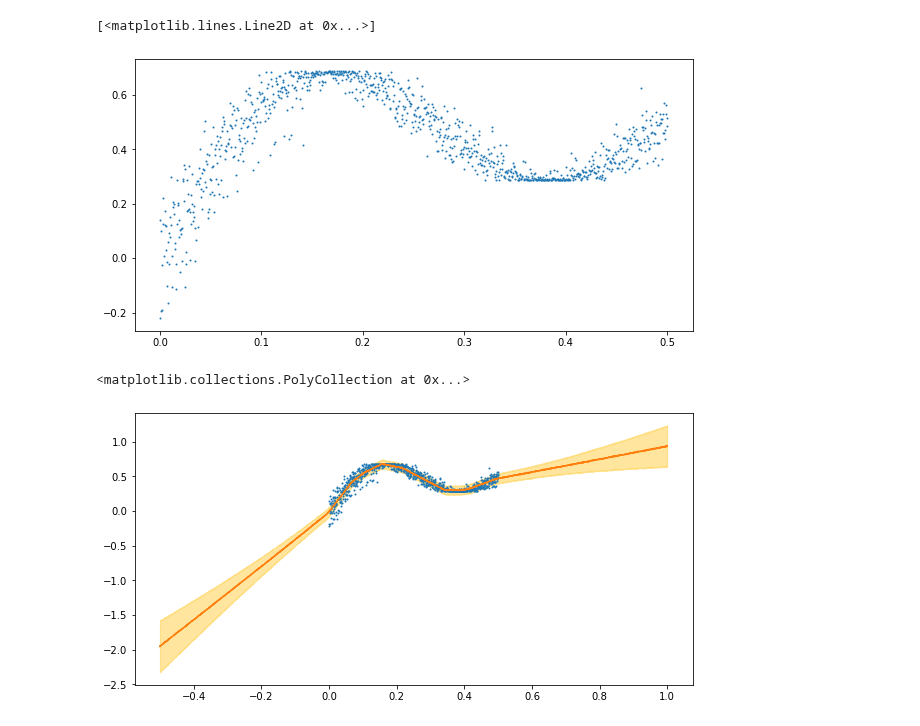
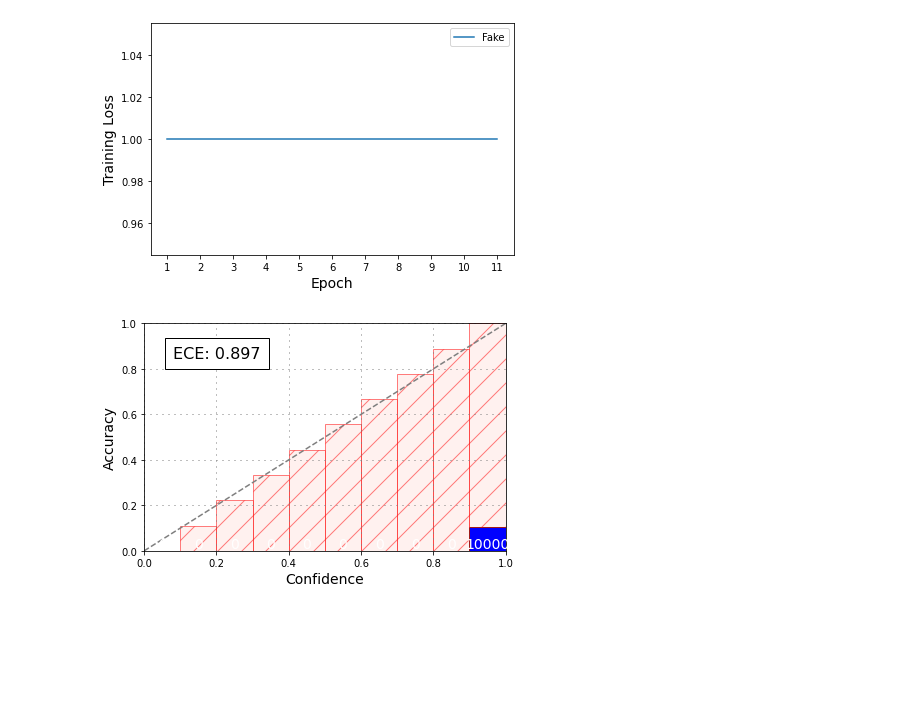
Before and after one commit to Feuermagier/VariationalBayesianDL, a Jupyter notebook: Test.ipynb, the cells around one changed output. Saved outputs shown, nothing was run; the diff lists cells and outputs as text; code cells hidden in the pictures; blank space fills up the shorter version.

```diff
--- a/Test.ipynb
+++ b/Test.ipynb
@@ -6,10 +8,0 @@ import matplotlib.pyplot as plt
-# %%
-x = np.linspace(0, 0.5, 1000)
-ε = 0.02 * np.random.randn(x.shape[0])
-y = x + 0.3 * np.sin(2 * np.pi * (x + ε)) + 0.3 * np.sin(4 * np.pi * (x + ε)) + ε
-
-fig, ax = plt.subplots(figsize=(10, 5))
-ax.plot(x, y, 'o', markersize=1)
-# %% [output]
-[<matplotlib.lines.Line2D at 0x...>]
-[figure, removed]
@@ -61,16 +9,20 @@ for epoch in bar:
-# %%
-predictive = Predictive(model, guide=guide, num_samples=500)
-x_test = torch.linspace(-0.5, 1, 3000)
-preds = predictive(x_test)
-
-y_pred = preds['obs'].T.detach().numpy().mean(axis=1)
-y_std = preds['obs'].T.detach().numpy().std(axis=1)
-
-fig, ax = plt.subplots(figsize=(10, 5))
-ax.plot(x, y, 'o', markersize=1)
-ax.plot(x_test, y_pred)
-ax.fill_between(x_test, y_pred - y_std, y_pred + y_std,
-                alpha=0.5, color='#ffcd3c')
-# %% [output]
-<matplotlib.collections.PolyCollection at 0x...>
-[figure, removed]
+# %%
+from training.calibration import reliability_diagram
+from experiments.base.multiclass_classification import eval_model
+from experiments.base import mnist
+
+testloader = mnist.testloader("./data/", 20)
+
+class FakeModel:
+    def infer(self, input, samples):
+        output = torch.full((samples,input.shape[0],10), np.log(1e-6)).to(input.device)
+        output[...,2] = np.log(1)
+        return output
+
+    def all_losses(self):
+        return [[1 for _ in range(11)]]
+
+eval_model("Fake", FakeModel(), 100, testloader, torch.device("cuda"), None, logging.getLogger("out"))
+# %% [output]
+[figure, added]
+[figure, added]
```
Also changed, not shown: parts of 4 cells of this notebook, 15 other files.
